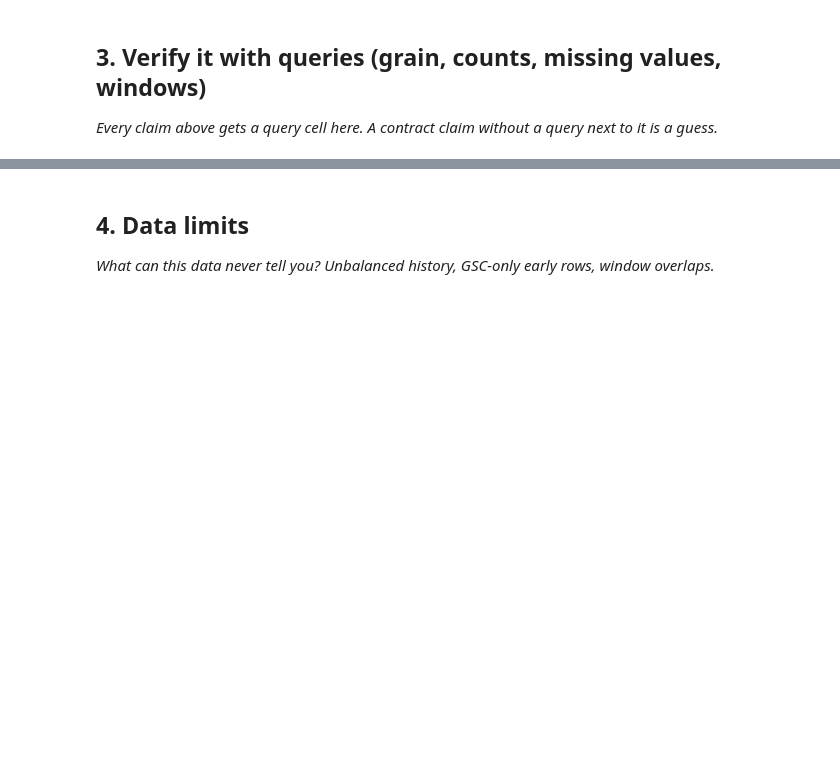
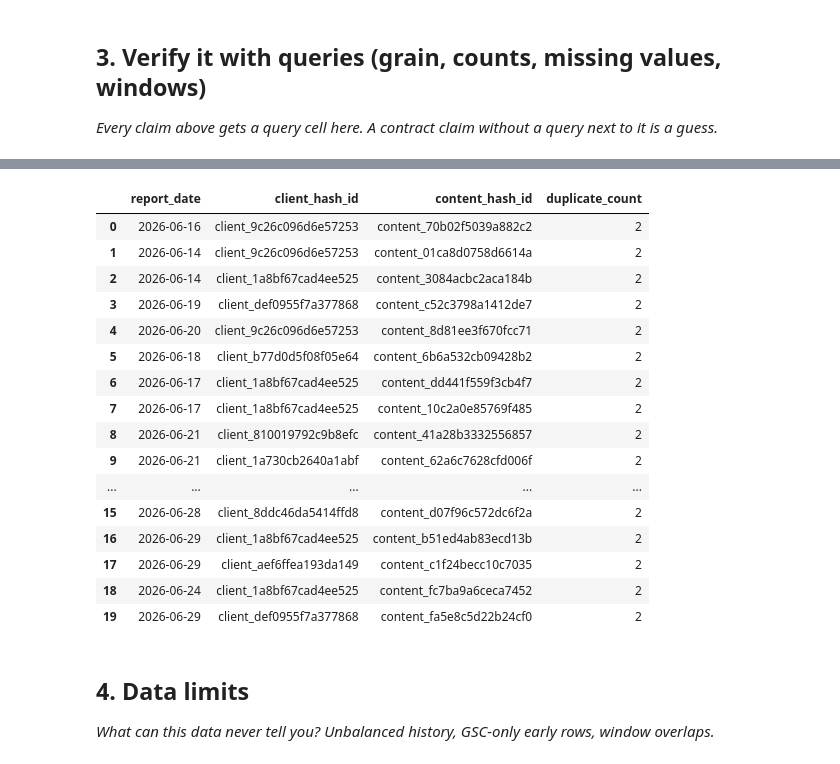
Before and after one commit to DharshanS2006/flyrank-ml-intern-work, a Jupyter notebook: work/notebooks/w03_data_contract.ipynb, the cells around one changed output, grey strips where cells are left out. Saved outputs shown, nothing was run; the diff lists cells and outputs as text; code cells hidden in the pictures; blank space fills up the shorter version.

```diff
--- a/work/notebooks/w03_data_contract.ipynb
+++ b/work/notebooks/w03_data_contract.ipynb
@@ -29,0 +124,67 @@ This skeleton is yours to fill. Work the sections **in order** — each one has
+# %%
+# Total rows
+
+query = """
+SELECT COUNT(*) AS total_rows
+FROM read_parquet(
+'hf://datasets/FlyRank/internship-warehouse/fact_content_daily_performance/**/*.parquet'
+);
+"""
+
+print(con.sql(query).df())
+
+# Duplicate grain check
+
+query = """
+SELECT
+    report_date,
+    client_hash_id,
+    content_hash_id,
+    COUNT(*) AS duplicate_count
+FROM read_parquet(
+'hf://datasets/FlyRank/internship-warehouse/fact_content_daily_performance/**/*.parquet'
+)
+GROUP BY
+    report_date,
+    client_hash_id,
+    content_hash_id
+HAVING COUNT(*) > 1
+ORDER BY duplicate_count DESC
+LIMIT 20;
+"""
+
+con.sql(query).df()
+
+# Missing values
+
+query = """
+SELECT
+
+SUM(gsc_impressions IS NULL) AS missing_impressions,
+SUM(gsc_clicks IS NULL) AS missing_clicks,
+SUM(gsc_sum_position IS NULL) AS missing_position,
+SUM(report_date IS NULL) AS missing_report_date
+
+FROM read_parquet(
+'hf://datasets/FlyRank/internship-warehouse/fact_content_daily_performance/**/*.parquet'
+);
+"""
+
+con.sql(query).df()
+
+
+# Date range
+
+query = """
+SELECT
+
+MIN(report_date) AS first_date,
+MAX(report_date) AS last_date
+
+FROM read_parquet(
+'hf://datasets/FlyRank/internship-warehouse/fact_content_daily_performance/**/*.parquet'
+);
+"""
+
+con.sql(query).df()
+# %% [output]
@@ -30,3 +193,20 @@ This skeleton is yours to fill. Work the sections **in order** — each one has
+|  | report_date | client_hash_id | content_hash_id | duplicate_count |
+| 0 | 2026-06-16 | client_9c26c096d6e57253 | content_70b02f5039a882c2 | 2 |
+| 1 | 2026-06-14 | client_9c26c096d6e57253 | content_01ca8d0758d6614a | 2 |
+| 2 | 2026-06-14 | client_1a8bf67cad4ee525 | content_3084acbc2aca184b | 2 |
+| 3 | 2026-06-19 | client_def0955f7a377868 | content_c52c3798a1412de7 | 2 |
+| 4 | 2026-06-20 | client_9c26c096d6e57253 | content_8d81ee3f670fcc71 | 2 |
+| 5 | 2026-06-18 | client_b77d0d5f08f05e64 | content_6b6a532cb09428b2 | 2 |
+| 6 | 2026-06-17 | client_1a8bf67cad4ee525 | content_dd441f559f3cb4f7 | 2 |
+| 7 | 2026-06-17 | client_1a8bf67cad4ee525 | content_10c2a0e85769f485 | 2 |
+| 8 | 2026-06-21 | client_810019792c9b8efc | content_41a28b3332556857 | 2 |
+| 9 | 2026-06-21 | client_1a730cb2640a1abf | content_62a6c7628cfd006f | 2 |
+| ... | ... | ... | ... | ... |
+| 15 | 2026-06-28 | client_8ddc46da5414ffd8 | content_d07f96c572dc6f2a | 2 |
+| 16 | 2026-06-29 | client_1a8bf67cad4ee525 | content_b51ed4ab83ecd13b | 2 |
+| 17 | 2026-06-29 | client_aef6ffea193da149 | content_c1f24becc10c7035 | 2 |
+| 18 | 2026-06-24 | client_1a8bf67cad4ee525 | content_fc7ba9a6ceca7452 | 2 |
+| 19 | 2026-06-29 | client_def0955f7a377868 | content_fa5e8c5d22b24cf0 | 2 |
 # %% [markdown]
 ## 4. Data limits
 
```
Also changed, not shown: parts of 13 cells of this notebook.
